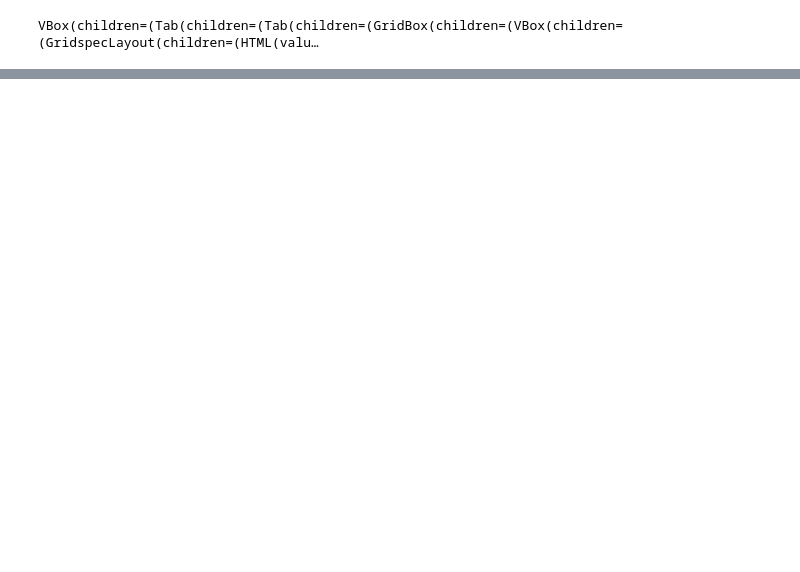
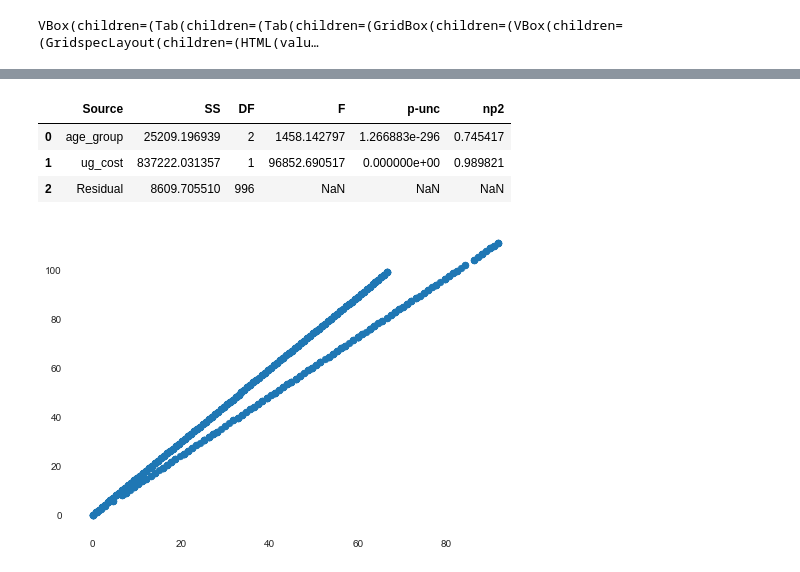
Before and after one commit to ericliuyuan/githubpublic, a Jupyter notebook: ANOVA.ipynb, the cells around one changed output, grey strips where cells are left out. Cells and saved outputs as stored; diff of their text form; code cells hidden in the pictures; blank space fills up the shorter version.

Commit message:
ANCOVA

```diff
--- a/ANOVA.ipynb
+++ b/ANOVA.ipynb
@@ -128,0 +128,18 @@ middle-age  young   14.547 0.001  8.8943 20.1997   True
+# %%
+# ANCOVA
+from pingouin import ancova
+#perform ANCOVA
+ancova(data=df[['click','ug_cost','age_group']], dv='click', covar='ug_cost', between='age_group')
+# %% [output]
+|  | Source | SS | DF | F | p-unc | np2 |
+| 0 | age_group | 25209.196939 | 2 | 1458.142797 | 1.266883e-296 | 0.745417 |
+| 1 | ug_cost | 837222.031357 | 1 | 96852.690517 | 0.000000e+00 | 0.989821 |
+| 2 | Residual | 8609.705510 | 996 | NaN | NaN | NaN |
+# %%
+# ANCOVA
+# The linearity assumption
+import matplotlib.pyplot as plt
+plt.scatter(df['ug_cost'], df['click'])
+plt.show()
+# %% [output]
+[figure, added]
```
Also changed, not shown: parts of 9 cells of this notebook.
